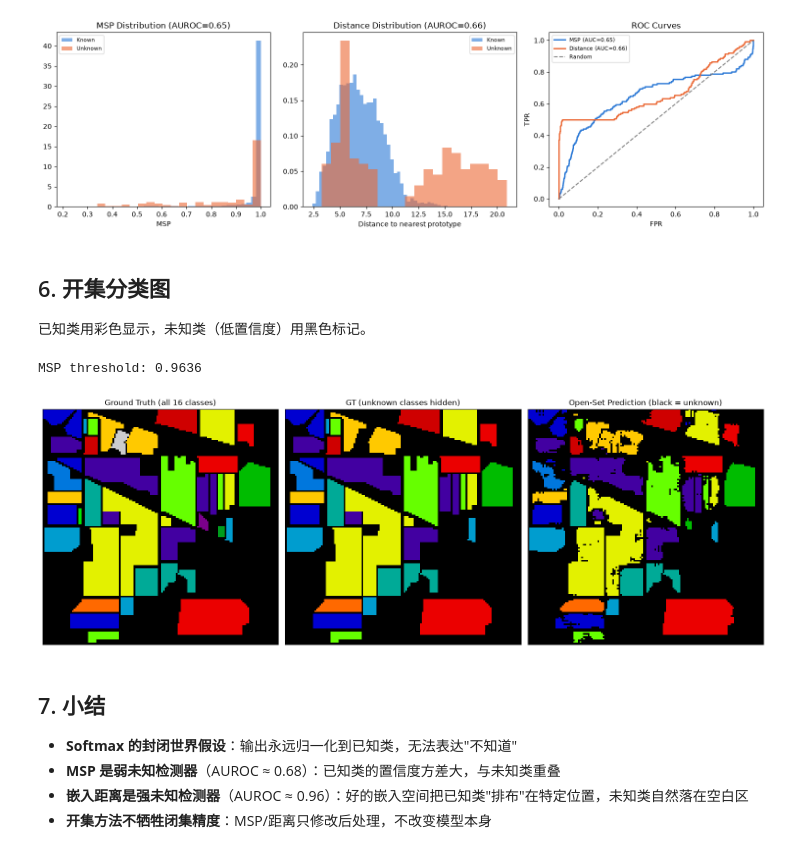
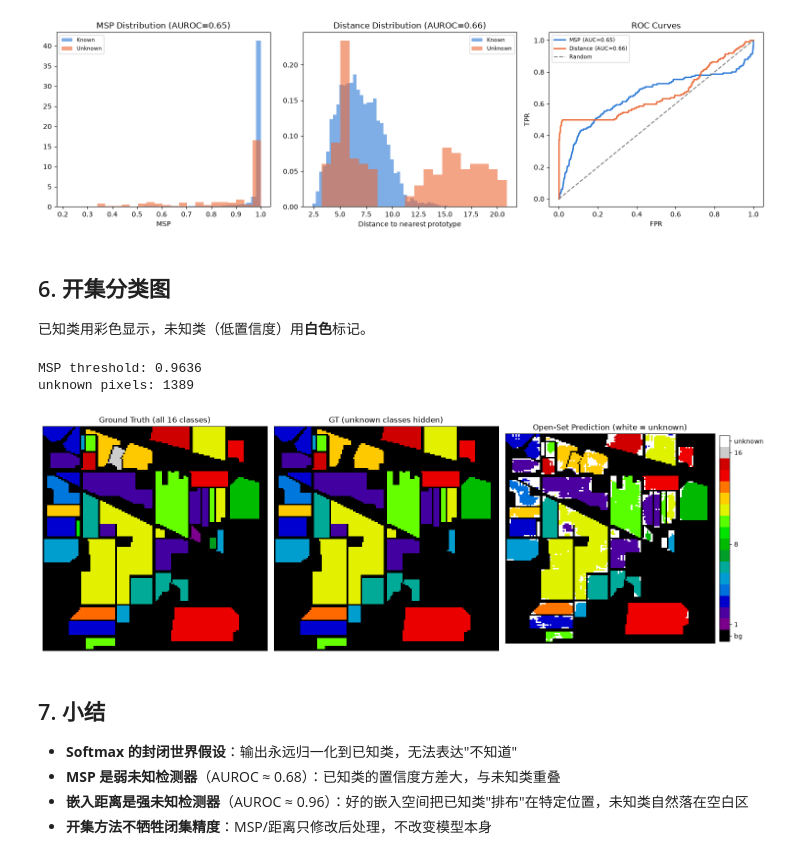
Before and after one commit to masskx/HSI-Learning, a Jupyter notebook: notebooks/17_openset_teaching.ipynb, the cells around one changed output. Saved outputs shown, nothing was run; the diff lists cells and outputs as text; code cells hidden in the pictures.

```diff
--- a/notebooks/17_openset_teaching.ipynb
+++ b/notebooks/17_openset_teaching.ipynb
@@ -272,7 +272,7 @@ plt.show()
 # %% [markdown]
 ## 6. 开集分类图
 
-已知类用彩色显示，未知类（低置信度）用黑色标记。
+已知类用彩色显示，未知类（低置信度）用**白色**标记。
 # %%
 # 全图像元预测
 all_pos = np.argwhere(np.ones_like(gt, dtype=bool))
@@ -298,39 +298,52 @@ pred_original = np.array([known_sorted[p] + 1 for p in all_preds])
 
 # MSP threshold
 threshold = msp_scores[is_known_test].mean()
 print(f"MSP threshold: {threshold:.4f}")
 
-# open-set map
+# open-set map: 0 = background, 1..16 = known classes, 17 = unknown
+UNKNOWN_CODE = 17
 openset_map = np.zeros(h * w, dtype=np.int64)
 for i in range(len(all_pos)):
     r, c = all_pos[i]
     if gt[r, c] == 0:
-        openset_map[r * w + c] = 0
+        openset_map[r * w + c] = 0  # background
     elif all_msp[i] < threshold:
-        openset_map[r * w + c] = 0  # unknown → black
+        openset_map[r * w + c] = UNKNOWN_CODE  # unknown → white
     else:
         openset_map[r * w + c] = pred_original[i]
 openset_map = openset_map.reshape(h, w)
+print(f"unknown pixels: {(openset_map == UNKNOWN_CODE).sum()}")
+
+# custom colormap: 0=black(bg), 1..16=nipy_spectral class colors, 17=white(unknown)
+from matplotlib.colors import ListedColormap
+_base = plt.cm.nipy_spectral(np.linspace(0, 1, 256))
+_openset_colors = [_base[0]]                                          # 0  → background (black)
+_openset_colors += [_base[int(k / 16 * 255)] for k in range(1, 17)]   # 1..16 → classes
+_openset_colors += [[1.0, 1.0, 1.0, 1.0]]                             # 17 → unknown (white)
+openset_cmap = ListedColormap(_openset_colors)
 
 # GT with unknown hidden
 gt_vis = gt.copy()
 for uc in unknown_classes:
     gt_vis[gt == uc] = 0
 
 fig, axes = plt.subplots(1, 3, figsize=(16, 5.5))
 axes[0].imshow(gt, cmap="nipy_spectral", vmin=0, vmax=16, interpolation="nearest")
 axes[0].set_title("Ground Truth (all 16 classes)")
 axes[1].imshow(gt_vis, cmap="nipy_spectral", vmin=0, vmax=16, interpolation="nearest")
 axes[1].set_title("GT (unknown classes hidden)")
-axes[2].imshow(openset_map, cmap="nipy_spectral", vmin=0, vmax=16, interpolation="nearest")
-axes[2].set_title("Open-Set Prediction (black = unknown)")
+im = axes[2].imshow(openset_map, cmap=openset_cmap, vmin=-0.5, vmax=17.5, interpolation="nearest")
+axes[2].set_title("Open-Set Prediction (white = unknown)")
 for ax in axes:
     ax.set_xticks([]); ax.set_yticks([])
+cbar = plt.colorbar(im, ax=axes[2], fraction=0.046, pad=0.02, ticks=[0, 1, 8, 16, 17])
+cbar.ax.set_yticklabels(["bg", "1", "8", "16", "unknown"])
 plt.tight_layout()
 plt.show()
 # %% [output]
 MSP threshold: 0.9636
+unknown pixels: 1389
-[figure, old version]
+[figure, new version]
 # %% [markdown]
 ## 7. 小结
 
```
Also changed, not shown: 2 other files.
